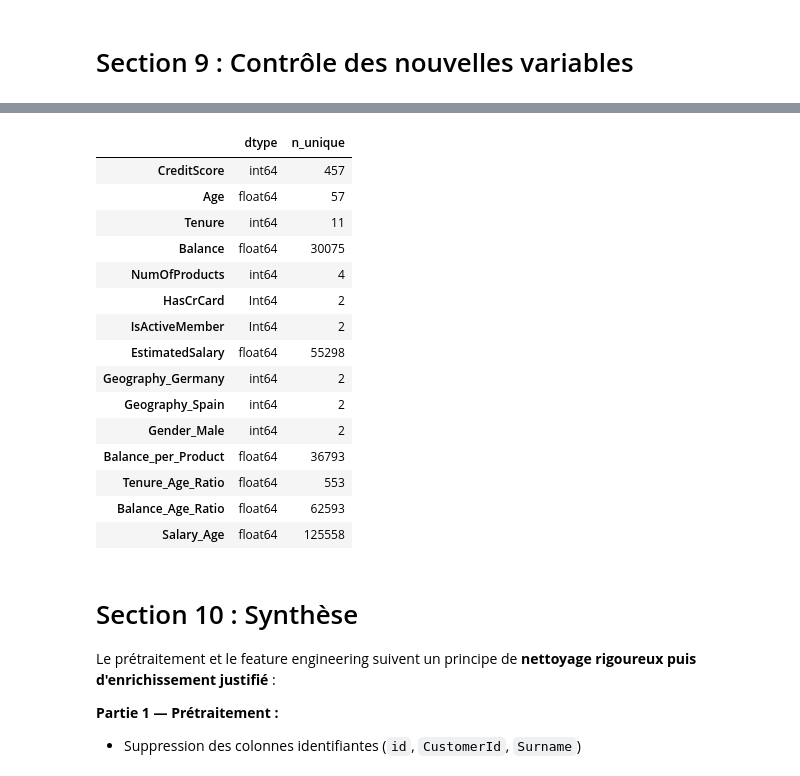
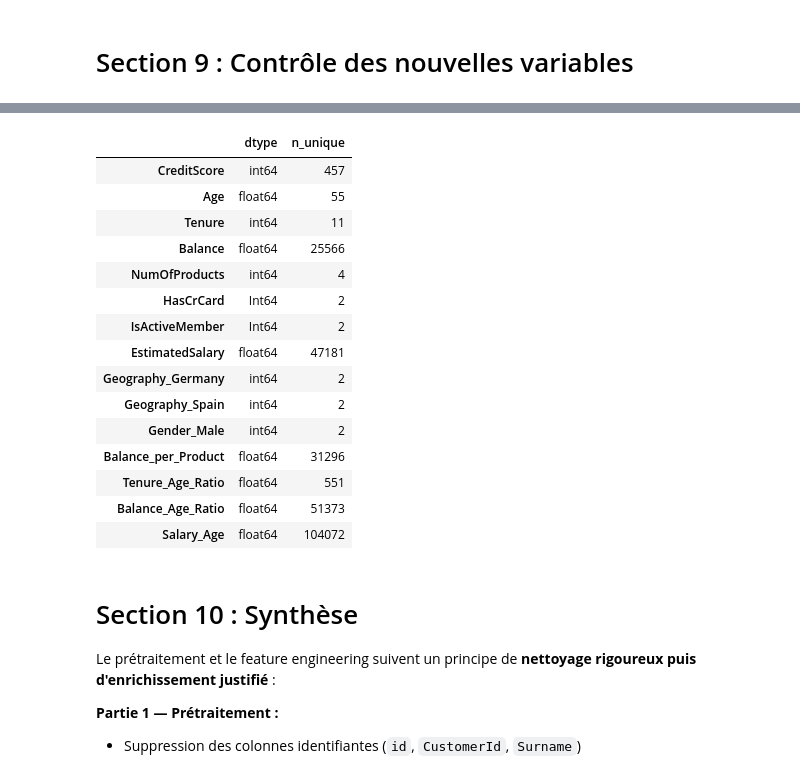
Before and after one commit to proslawa/Projet_ML2_G8, a Jupyter notebook: notebooks/02_notebook_processing_feature_engineering.ipynb, the cells around one changed output, grey strips where cells are left out. Drawn from its saved outputs; the diff is of its cells as text; code cells hidden in the pictures.

```diff
--- a/notebooks/02_notebook_processing_feature_engineering.ipynb
+++ b/notebooks/02_notebook_processing_feature_engineering.ipynb
@@ -408,18 +410,28 @@ L'idée centrale est que **la même valeur absolue d'une variable n'a pas le mê
 <a id="section-8"></a>
 # Section 8 : Application du pipeline
 # %%
-# Recharge les modules au cas où le noyau aurait mis en cache une ancienne version
+# Recharge les modules au cas ou le noyau aurait mis en cache une ancienne version
 importlib.reload(_fe_mod)
 importlib.reload(_bf_mod)
 from feature_engineering.build_features import run_feature_engineering_pipeline
 
-df_fe = run_feature_engineering_pipeline(df, cfg)
-print(f"Shape après feature engineering : {df_fe.shape}")
+df_train_fe = run_feature_engineering_pipeline(df_train, cfg)
+df_test_fe  = run_feature_engineering_pipeline(df_test,  cfg)
 
-missing = [f for f in cfg.feature_engineering.created_features if f not in df_fe.columns]
+print(f"Shape train apres FE : {df_train_fe.shape}")
+print(f"Shape test  apres FE : {df_test_fe.shape}")
+
+missing = [f for f in cfg.feature_engineering.created_features if f not in df_train_fe.columns]
 if missing:
-    raise RuntimeError(f"Features manquantes après pipeline : {missing}")
-print(f" {len(cfg.feature_engineering.created_features)} features construites présentes")
+    raise RuntimeError(f"Features manquantes (train) : {missing}")
+print(f"{len(cfg.feature_engineering.created_features)} features construites presentes")
 
-df_fe.head()
+# Sauvegarde des datasets pre-traites (utilises par les notebooks 03a et 03b)
+PROCESSED_DIR = (PROJECT_ROOT / cfg.data.processed.dir).resolve()
+PROCESSED_DIR.mkdir(parents=True, exist_ok=True)
+df_train_fe.to_csv(PROCESSED_DIR / "train_processed.csv", index=False)
+df_test_fe.to_csv(PROCESSED_DIR  / "test_processed.csv",  index=False)
+print(f"Sauvegarde : train_processed.csv {df_train_fe.shape}, test_processed.csv {df_test_fe.shape}")
+
+df_train_fe.head()
 # %% [output]
@@ -483,25 +503,25 @@ df_fe[quant_cols].describe().T
 # %%
 pd.DataFrame({
-    "dtype": df_fe[cfg.feature_engineering.created_features].dtypes.astype(str),
-    "n_unique": df_fe[cfg.feature_engineering.created_features].nunique(dropna=False),
+    "dtype"   : df_train_fe[cfg.feature_engineering.created_features].dtypes.astype(str),
+    "n_unique": df_train_fe[cfg.feature_engineering.created_features].nunique(dropna=False),
 })
 # %% [output]
 |  | dtype | n_unique |
 | CreditScore | int64 | 457 |
-| Age | float64 | 57 |
+| Age | float64 | 55 |
 | Tenure | int64 | 11 |
-| Balance | float64 | 30075 |
+| Balance | float64 | 25566 |
 | NumOfProducts | int64 | 4 |
 | HasCrCard | Int64 | 2 |
 | IsActiveMember | Int64 | 2 |
-| EstimatedSalary | float64 | 55298 |
+| EstimatedSalary | float64 | 47181 |
 | Geography_Germany | int64 | 2 |
 | Geography_Spain | int64 | 2 |
 | Gender_Male | int64 | 2 |
-| Balance_per_Product | float64 | 36793 |
-| Tenure_Age_Ratio | float64 | 553 |
-| Balance_Age_Ratio | float64 | 62593 |
-| Salary_Age | float64 | 125558 |
+| Balance_per_Product | float64 | 31296 |
+| Tenure_Age_Ratio | float64 | 551 |
+| Balance_Age_Ratio | float64 | 51373 |
+| Salary_Age | float64 | 104072 |
 # %% [markdown]
 <a id="section-10"></a>
 # Section 10 : Synthèse
```
Also changed, not shown: parts of 14 cells of this notebook, 11 other files.
